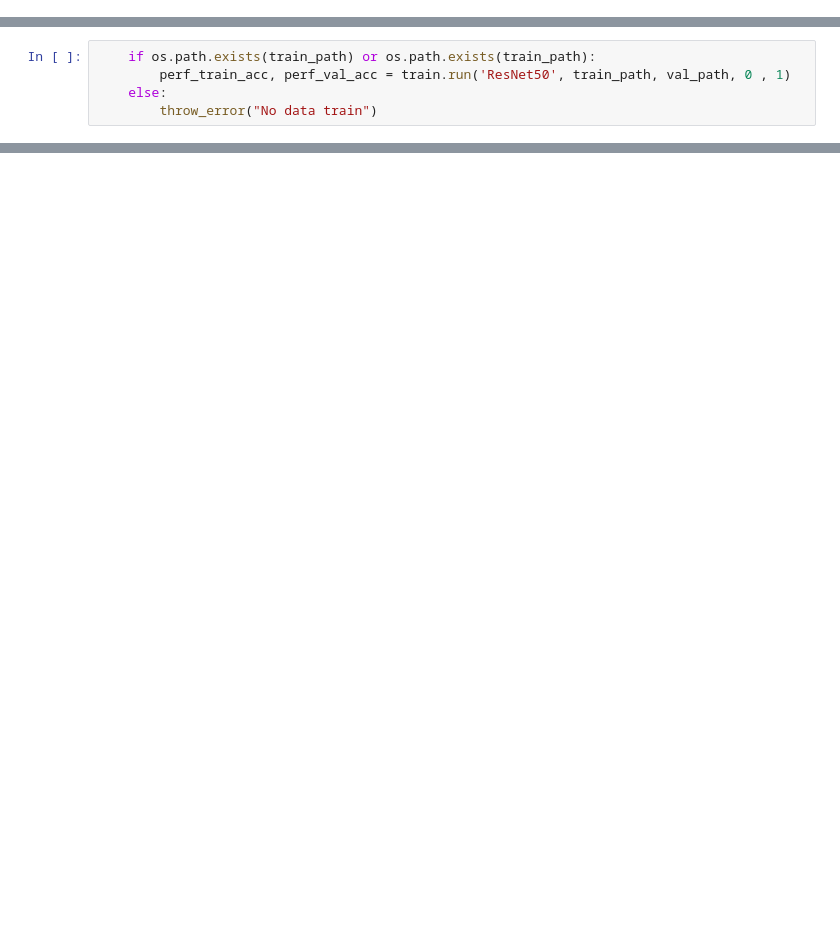
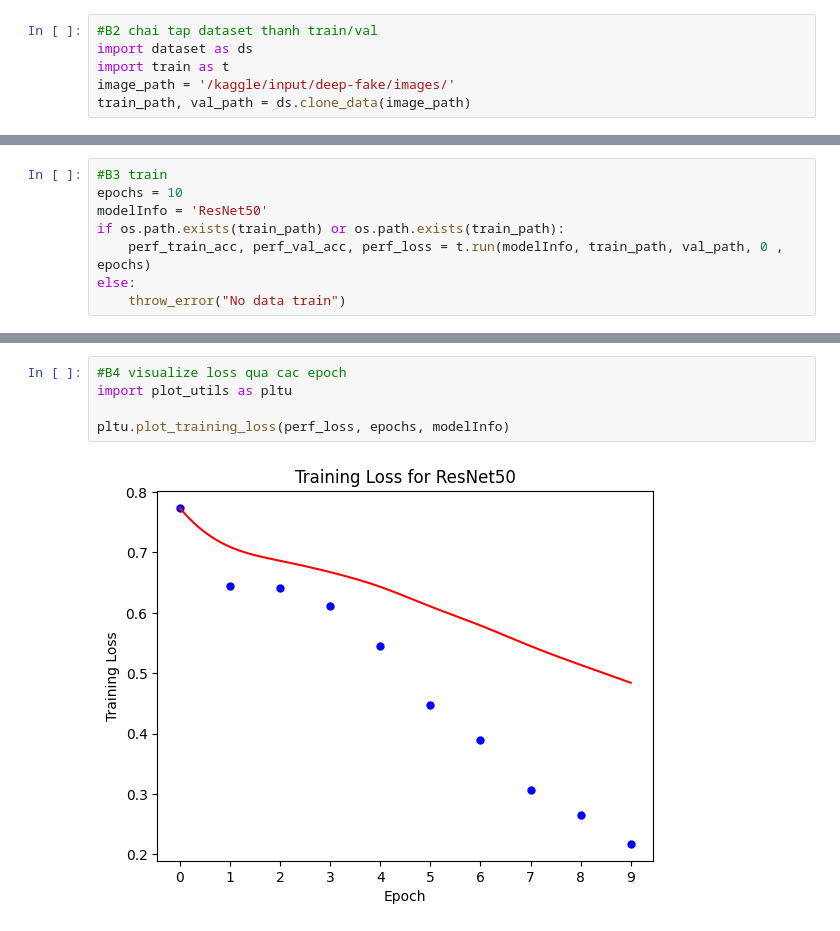
Before and after one commit to phungbminh/deepfake_detection, a Jupyter notebook: deepfake-detection.ipynb, the cells around one changed output, grey strips where cells are left out. Cells and saved outputs as stored; diff of their text form; blank space fills up the shorter version.

```diff
--- a/deepfake-detection.ipynb
+++ b/deepfake-detection.ipynb
@@ -28,0 +17,6 @@ train_path, val_path
+# %%
+#B2 chai tap dataset thanh train/val
+import dataset as ds
+import train as t
+image_path = '/kaggle/input/deep-fake/images/'
+train_path, val_path = ds.clone_data(image_path)
@@ -29,6 +31,9 @@ train_path, val_path
 # %%
-    if os.path.exists(train_path) or os.path.exists(train_path):
-        perf_train_acc, perf_val_acc = train.run('ResNet50', train_path, val_path, 0 , 1)
-    else:
-        throw_error("No data train")
+#B3 train
+epochs = 10
+modelInfo = 'ResNet50'
+if os.path.exists(train_path) or os.path.exists(train_path):
+    perf_train_acc, perf_val_acc, perf_loss = t.run(modelInfo, train_path, val_path, 0 , epochs)
+else:
+    throw_error("No data train")
 # %% [output]
@@ -88,0 +78,7 @@ Finished Training
+# %%
+#B4 visualize loss qua cac epoch
+import plot_utils as pltu
+
+pltu.plot_training_loss(perf_loss, epochs, modelInfo)
+# %% [output]
+[figure, added]
```
Also changed, not shown: parts of 15 cells of this notebook.
